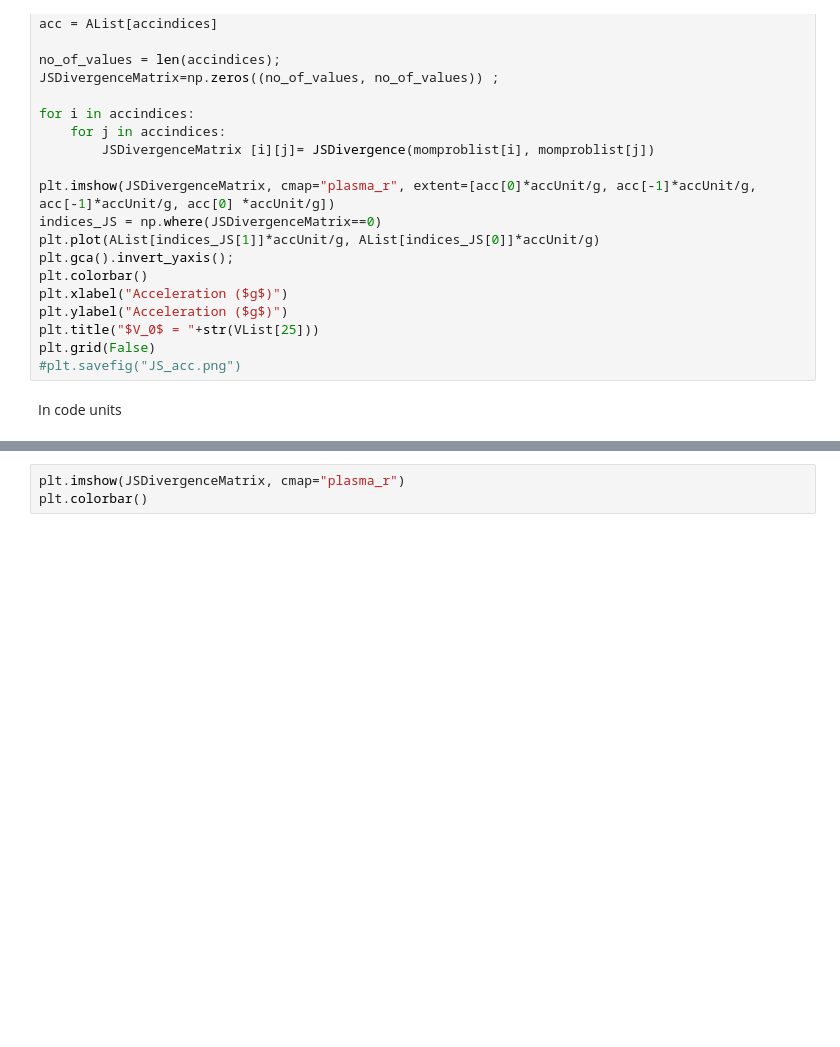
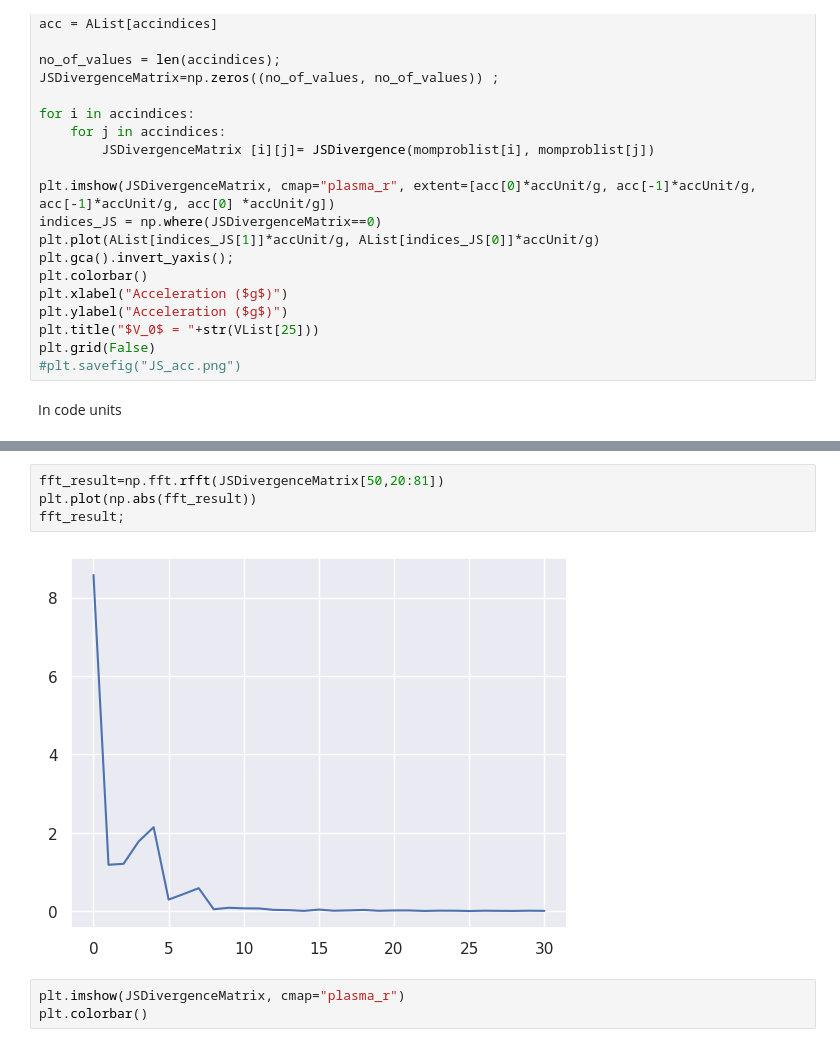
Before and after one commit to rootware/lattice_evolution, a Jupyter notebook: Python/JSD Plots.ipynb, the cells around one changed output, grey strips where cells are left out. Drawn from its saved outputs; the diff is of its cells as text; blank space fills up the shorter version.

```diff
--- a/Python/JSD Plots.ipynb
+++ b/Python/JSD Plots.ipynb
@@ -208,3 +228,9 @@ plt.grid(False)
+# %%
+fft_result=np.fft.rfft(JSDivergenceMatrix[50,20:81])
+plt.plot(np.abs(fft_result))
+fft_result;
+# %% [output]
+[figure, added]
 # %%
 plt.imshow(JSDivergenceMatrix, cmap="plasma_r")
 plt.colorbar()
```
Also changed, not shown: parts of 6 cells of this notebook, 1 other file.
